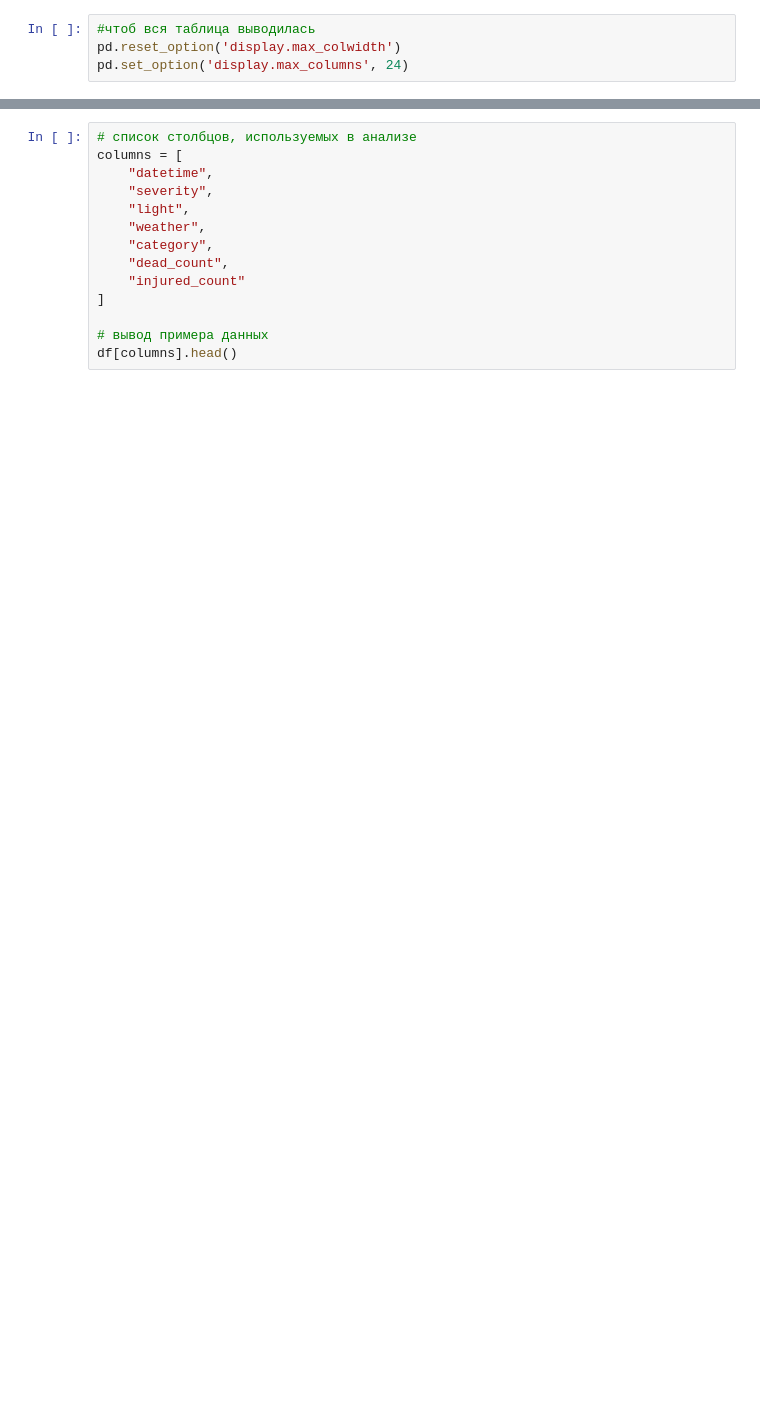
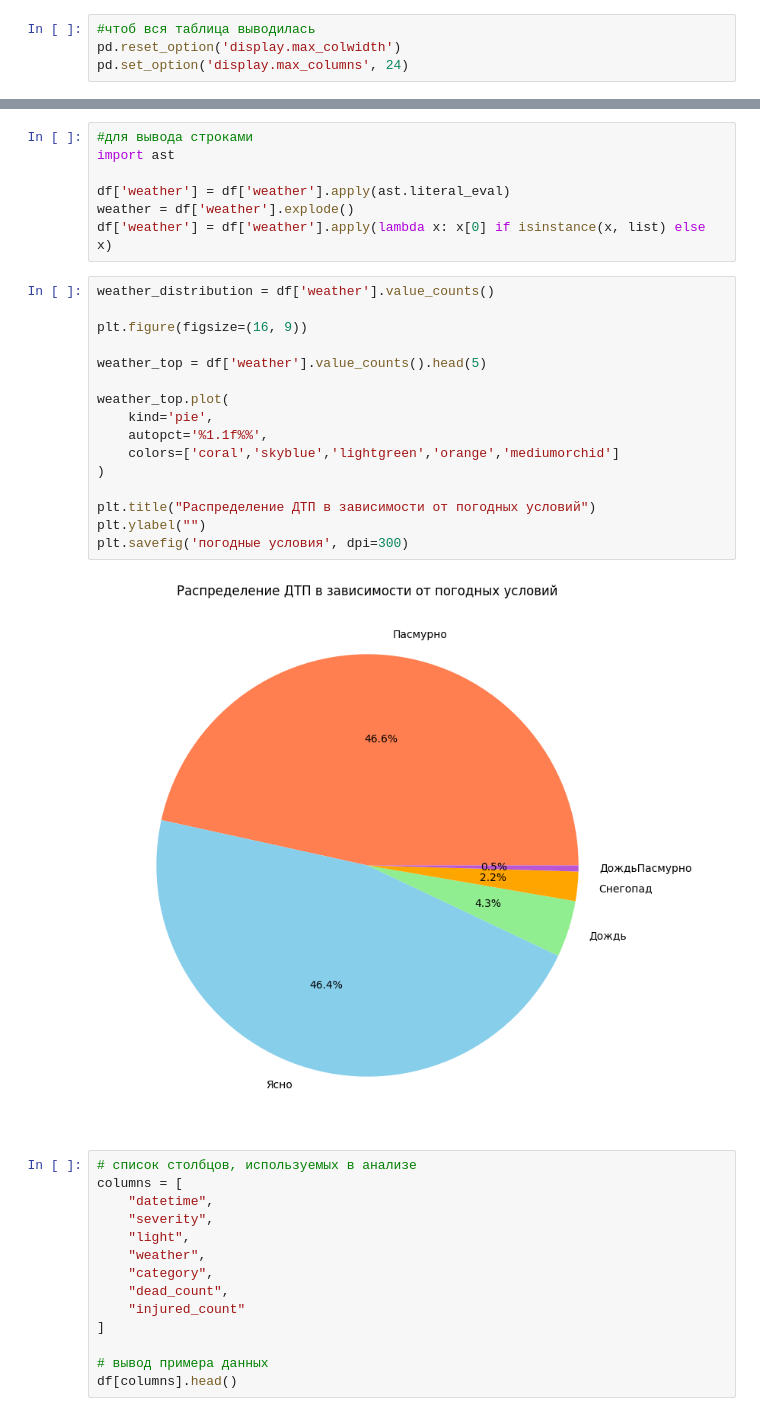
Before and after one commit to gnida-exe/dtp-risk-factor-analysis, a Jupyter notebook: dtp-analysis.ipynb, the cells around one changed output, grey strips where cells are left out. Drawn from its saved outputs; the diff is of its cells as text; blank space fills up the shorter version.

```diff
--- a/dtp-analysis.ipynb
+++ b/dtp-analysis.ipynb
@@ -73,3 +123,28 @@ df.head()
+# %%
+#для вывода строками
+import ast
+
+df['weather'] = df['weather'].apply(ast.literal_eval)
+weather = df['weather'].explode()
+df['weather'] = df['weather'].apply(lambda x: x[0] if isinstance(x, list) else x)
+# %%
+weather_distribution = df['weather'].value_counts()
+
+plt.figure(figsize=(16, 9))
+
+weather_top = df['weather'].value_counts().head(5)
+
+weather_top.plot(
+    kind='pie',
+    autopct='%1.1f%%',
+    colors=['coral','skyblue','lightgreen','orange','mediumorchid']
+)
+
+plt.title("Распределение ДТП в зависимости от погодных условий")
+plt.ylabel("")
+plt.savefig('погодные условия', dpi=300)
+# %% [output]
+[figure, added]
 # %%
 # список столбцов, используемых в анализе
 columns = [
```
Also changed, not shown: parts of 18 cells of this notebook.
